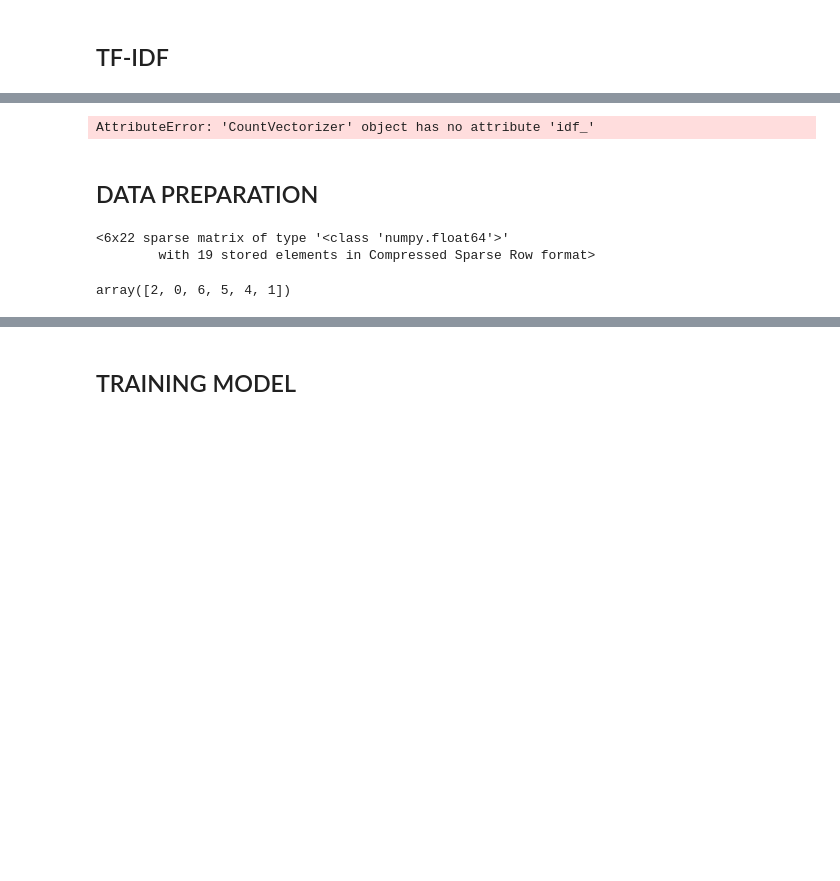
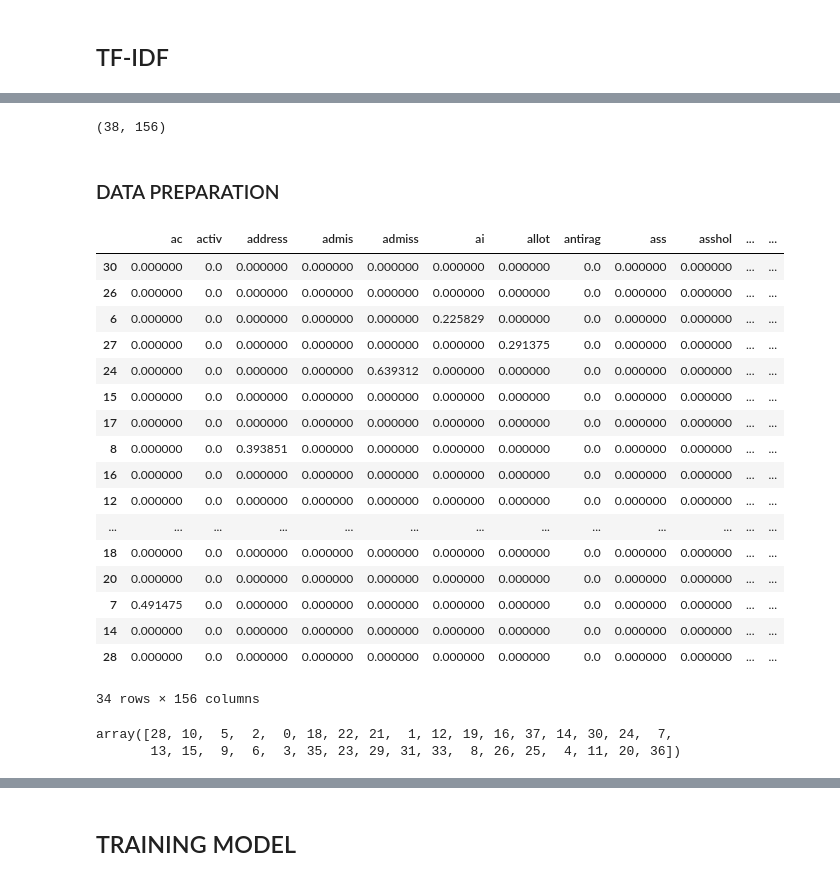
Before and after one commit to IvanSholana/Machine-Learning-Project, a Jupyter notebook: Chatbot/chatbot-project.ipynb, the cells around one changed output, grey strips where cells are left out. Drawn from its saved outputs; the diff is of its cells as text; code cells hidden in the pictures; blank space fills up the shorter version.

Commit message:
feat : train a model and make new dataset

```diff
--- a/Chatbot/chatbot-project.ipynb
+++ b/Chatbot/chatbot-project.ipynb
@@ -49,0 +73,2 @@ df = pd.read_csv("./dataset/dataset.csv")
+# %%
+df['patterns'] = df['patterns'].apply(lambda x : ' '.join(x))
@@ -50,4 +85,4 @@ df = pd.read_csv("./dataset/dataset.csv")
 # %%
-patterns = df['patterns'].apply(preprocessing).tolist()
+patterns = df['patterns'].apply(preprocessing)
 encoded_labels = label_encoder.fit_transform(df['tag'])
 # %% [output]
@@ -61,5 +106,3 @@ encoded_labels = label_encoder.fit_transform(df['tag'])
-# %%
-patterns = [''.join(i) for i in patterns]
 # %%
 patterns
 # %% [output]
@@ -117,14 +156,8 @@ print(vectorizer.idf_)
-# %%
-# Mendapatkan fitur (kata-kata)
-features = vectorizer.get_feature_names_out()
-
-# Mendapatkan nilai IDF
-idf_values = vectorizer.idf_
-
-# Membuat DataFrame untuk menampilkan hasil
-idf_df = pd.DataFrame(list(zip(features, idf_values)), columns=['Feature', 'IDF'])
-print(idf_df)
-# %% [output]
-AttributeError: 'CountVectorizer' object has no attribute 'idf_'
+# %%
+df_tfidf = pd.DataFrame(X.toarray(), columns=vectorizer.get_feature_names_out())
+# %%
+df_tfidf.shape
+# %% [output]
+(38, 156)
 # %% [markdown]
-## DATA PREPARATION
+### DATA PREPARATION
@@ -133,7 +164,24 @@ from sklearn.model_selection import train_test_split
 # %%
-X_train, X_test, y_train, y_test = train_test_split(X, encoded_labels, test_size=0.10, random_state=42)
+X_train, X_test, y_train, y_test = train_test_split(df_tfidf, encoded_labels, test_size=0.10, random_state=42)
 display(X_train, y_train)
 # %% [output]
+|  | ac | activ | address | admis | admiss | ai | allot | antirag | ass | asshol | ... | ... |
+| 30 | 0.000000 | 0.0 | 0.000000 | 0.000000 | 0.000000 | 0.000000 | 0.000000 | 0.0 | 0.000000 | 0.000000 | ... | ... |
+| 26 | 0.000000 | 0.0 | 0.000000 | 0.000000 | 0.000000 | 0.000000 | 0.000000 | 0.0 | 0.000000 | 0.000000 | ... | ... |
+| 6 | 0.000000 | 0.0 | 0.000000 | 0.000000 | 0.000000 | 0.225829 | 0.000000 | 0.0 | 0.000000 | 0.000000 | ... | ... |
+| 27 | 0.000000 | 0.0 | 0.000000 | 0.000000 | 0.000000 | 0.000000 | 0.291375 | 0.0 | 0.000000 | 0.000000 | ... | ... |
+| 24 | 0.000000 | 0.0 | 0.000000 | 0.000000 | 0.639312 | 0.000000 | 0.000000 | 0.0 | 0.000000 | 0.000000 | ... | ... |
+| 15 | 0.000000 | 0.0 | 0.000000 | 0.000000 | 0.000000 | 0.000000 | 0.000000 | 0.0 | 0.000000 | 0.000000 | ... | ... |
+| 17 | 0.000000 | 0.0 | 0.000000 | 0.000000 | 0.000000 | 0.000000 | 0.000000 | 0.0 | 0.000000 | 0.000000 | ... | ... |
+| 8 | 0.000000 | 0.0 | 0.393851 | 0.000000 | 0.000000 | 0.000000 | 0.000000 | 0.0 | 0.000000 | 0.000000 | ... | ... |
+| 16 | 0.000000 | 0.0 | 0.000000 | 0.000000 | 0.000000 | 0.000000 | 0.000000 | 0.0 | 0.000000 | 0.000000 | ... | ... |
+| 12 | 0.000000 | 0.0 | 0.000000 | 0.000000 | 0.000000 | 0.000000 | 0.000000 | 0.0 | 0.000000 | 0.000000 | ... | ... |
+| ... | ... | ... | ... | ... | ... | ... | ... | ... | ... | ... | ... | ... |
+| 18 | 0.000000 | 0.0 | 0.000000 | 0.000000 | 0.000000 | 0.000000 | 0.000000 | 0.0 | 0.000000 | 0.000000 | ... | ... |
+| 20 | 0.000000 | 0.0 | 0.000000 | 0.000000 | 0.000000 | 0.000000 | 0.000000 | 0.0 | 0.000000 | 0.000000 | ... | ... |
+| 7 | 0.491475 | 0.0 | 0.000000 | 0.000000 | 0.000000 | 0.000000 | 0.000000 | 0.0 | 0.000000 | 0.000000 | ... | ... |
+| 14 | 0.000000 | 0.0 | 0.000000 | 0.000000 | 0.000000 | 0.000000 | 0.000000 | 0.0 | 0.000000 | 0.000000 | ... | ... |
+| 28 | 0.000000 | 0.0 | 0.000000 | 0.000000 | 0.000000 | 0.000000 | 0.000000 | 0.0 | 0.000000 | 0.000000 | ... | ... |
-<6x22 sparse matrix of type '<class 'numpy.float64'>'
-        with 19 stored elements in Compressed Sparse Row format>
+34 rows × 156 columns
-array([2, 0, 6, 5, 4, 1])
+array([28, 10,  5,  2,  0, 18, 22, 21,  1, 12, 19, 16, 37, 14, 30, 24,  7,
+       13, 15,  9,  6,  3, 35, 23, 29, 31, 33,  8, 26, 25,  4, 11, 20, 36])
```
Also changed, not shown: parts of 28 cells of this notebook, 2 other files.
